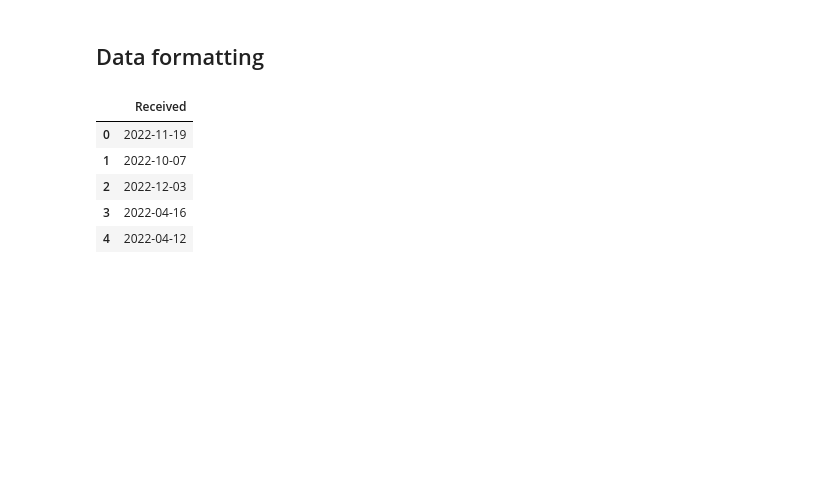
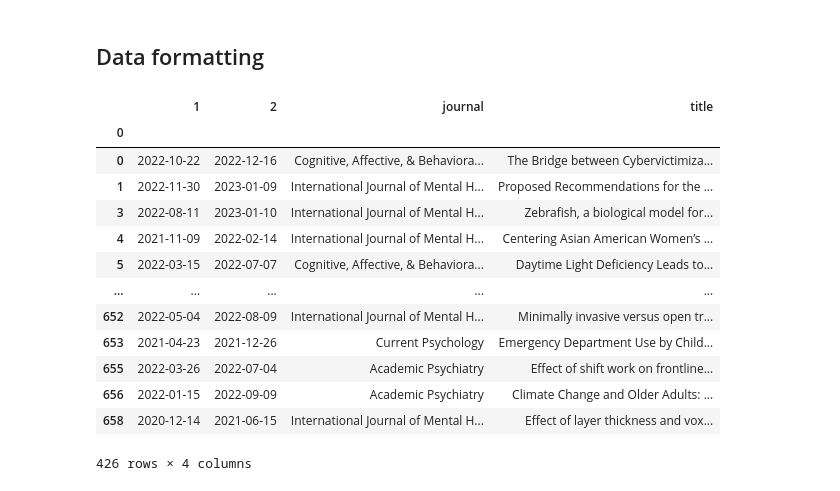
Before and after one commit to samverh/scrape-springer, a Jupyter notebook: scraping.ipynb, the cells around one changed output. Drawn from its saved outputs; the diff is of its cells as text; code cells hidden in the pictures; blank space fills up the shorter version.

Commit message:
coupled dates

```diff
--- a/scraping.ipynb
+++ b/scraping.ipynb
@@ -27,5 +30,7 @@ def get_soup(url):
 def make_url(page):
     # url = f"https://link.springer.com/search/page/{page}?query=depression&facet-discipline=%22Psychology%22&facet-start-year=2018&facet-language=%22En%22&sortOrder=newestFirst&query=depression&facet-end-year=2024&facet-content-type=%22Article%22"
     # url = f"https://link.springer.com/search/page/{page}?date-facet-mode=between&facet-discipline=%22Psychology%22&facet-start-year=2018&facet-language=%22En%22&sortOrder=newestFirst&facet-end-year=2023&facet-content-type=%22Article%22"
-    url = f"https://link.springer.com/search/page/{page}?facet-end-year=2023&date-facet-mode=between&previous-end-year=2023&sortOrder=newestFirst&query=depression&previous-start-year=1832&facet-start-year=2019&facet-content-type=%22Article%22"
+    # url = f"https://link.springer.com/search/page/{page}?facet-end-year=2023&date-facet-mode=between&previous-end-year=2023&sortOrder=newestFirst&query=depression&previous-start-year=1832&facet-start-year=2019&facet-content-type=%22Article%22"
+    url = f"https://link.springer.com/search/page/{page}?query=depression&sortOrder=newestFirst&facet-content-type=%22Article%22&date-facet-mode=between&facet-start-year=2000&previous-start-year=2019&facet-end-year=2023&previous-end-year=2023"
+
     return url
@@ -34,26 +54,21 @@ allowed_journals = ["European Archives of Psychiatry and Clinical Neuroscience"]
 # %%
 # store results for multiple pages
-hrefs_results = []
+results = {"journal": [], "title": [], "href": []}
 
-for page in tqdm(range(0, max_pages)):
+# loop over pages
+for page in tqdm(range(start_page, max_pages)):
 
     # get page results
     url = make_url(page)
     soup = get_soup(url)
-    # print(soup)
 
-    # get all citations and extract links to article
-    journals = soup.find_all('a', {'class': "publication-title"})
-    for journal in journals:
-        # if journal["title"] in allowed_journals:
-        #     print("JA")
-        citations = soup.find_all('a', {'class': 'title'}, href=True)
-        hrefs = [citation["href"] for citation in citations]
-        hrefs_results += hrefs
+    articles_list = soup.find_all('li', {'class': "no-access"})
+    for article in articles_list:
 
-    # extract text and remove tag
-    # citations = [citation.get_text() for citation in citations]
-
-    # keep only journals of interest
-    # citations = [citation for citation in citations if citation.split('.')[0] in journals]
-    # results += citations
+        # get all citations and extract links to article for journals of interest
+        journal = article.find('a', {'class': "publication-title"})
+        if journal["title"] in allowed_journals:
+            details = soup.find('a', {'class': 'title'}, href=True)
+            results["href"].append(details["href"])
+            results["title"].append(details.get_text())
+            results["journal"].append(journal["title"])
@@ -86,0 +175,4 @@ for href in tqdm(hrefs_results):
+# %%
+dates_df = pd.DataFrame(dates)
+dates_df.set_index(0, drop=True, inplace=True)
+dates_df
@@ -87,2 +210,24 @@ for href in tqdm(hrefs_results):
 # %% [markdown]
 ## Data formatting
+# %%
+journals = pd.DataFrame(results["journal"])
+titles = pd.DataFrame(results["title"])
+# %%
+dates_df["journal"] = journals[journals.index.isin(dates_df.index)]
+dates_df["title"] = titles[titles.index.isin(dates_df.index)]
+dates_df
+# %% [output]
+|  | 1 | 2 | journal | title |
+| 0 |  |  |  |  |
+| 0 | 2022-10-22 | 2022-12-16 | Cognitive, Affective, & Behaviora... | The Bridge between Cybervictimiza... |
+| 1 | 2022-11-30 | 2023-01-09 | International Journal of Mental H... | Proposed Recommendations for the ... |
+| 3 | 2022-08-11 | 2023-01-10 | International Journal of Mental H... | Zebrafish, a biological model for... |
+| 4 | 2021-11-09 | 2022-02-14 | International Journal of Mental H... | Centering Asian American Women’s ... |
+| 5 | 2022-03-15 | 2022-07-07 | Cognitive, Affective, & Behaviora... | Daytime Light Deficiency Leads to... |
+| ... | ... | ... | ... | ... |
+| 652 | 2022-05-04 | 2022-08-09 | International Journal of Mental H... | Minimally invasive versus open tr... |
+| 653 | 2021-04-23 | 2021-12-26 | Current Psychology | Emergency Department Use by Child... |
+| 655 | 2022-03-26 | 2022-07-04 | Academic Psychiatry | Effect of shift work on frontline... |
+| 656 | 2022-01-15 | 2022-09-09 | Academic Psychiatry | Climate Change and Older Adults: ... |
+| 658 | 2020-12-14 | 2021-06-15 | International Journal of Mental H... | Effect of layer thickness and vox... |
+426 rows × 4 columns
@@ -89,13 +236,6 @@ for href in tqdm(hrefs_results):
 # %%
-# convert received list to dataframe
-df_received = pd.DataFrame(all_dates["Received"], columns=["Received"])
-df_received["Received"] = pd.to_datetime(df_received["Received"])
-df_received.head()
+# # convert received list to dataframe
+# df_received = pd.DataFrame(all_dates["Received"], columns=["Received"])
+# df_received["Received"] = pd.to_datetime(df_received["Received"])
+# df_received.head()
-# %% [output]
-|  | Received |
-| 0 | 2022-11-19 |
-| 1 | 2022-10-07 |
-| 2 | 2022-12-03 |
-| 3 | 2022-04-16 |
-| 4 | 2022-04-12 |
 # %%
```
Also changed, not shown: parts of 16 cells of this notebook, 14 other files.
